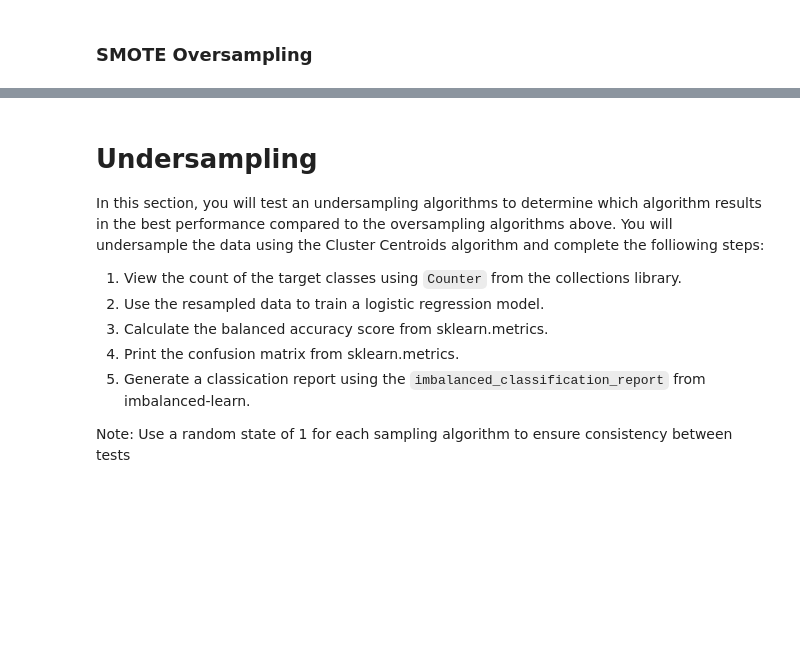
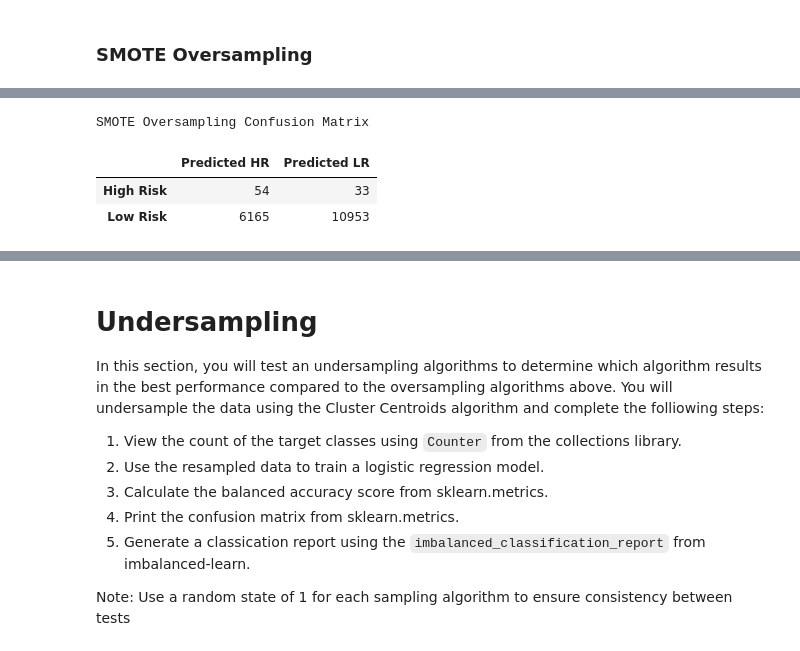
Before and after one commit to aberloro/Credit_Risk_Analysis, a Jupyter notebook: credit_risk_resampling.ipynb, the cells around one changed output, grey strips where cells are left out. Saved outputs shown, nothing was run; the diff lists cells and outputs as text; code cells hidden in the pictures; blank space fills up the shorter version.

```diff
--- a/credit_risk_resampling.ipynb
+++ b/credit_risk_resampling.ipynb
@@ -216,2 +250,14 @@ avg / total       0.99      0.65      0.62      0.79      0.64      0.41     172
+# %%
+# Display the confusion matrix as dataframe
+SMOTE_CM = confusion_matrix(y_test, y_pred)
+SMOTE_CMdf = pd.DataFrame(SMOTE_CM, index=["High Risk", "Low Risk"], columns=["Predicted HR", "Predicted LR"])
+
+print("SMOTE Oversampling Confusion Matrix")
+SMOTE_CMdf
+# %% [output]
+SMOTE Oversampling Confusion Matrix
+|  | Predicted HR | Predicted LR |
+| High Risk | 54 | 33 |
+| Low Risk | 6165 | 10953 |
 # %%
 # Print the imbalanced classification report
```
Also changed, not shown: parts of 11 cells of this notebook.
